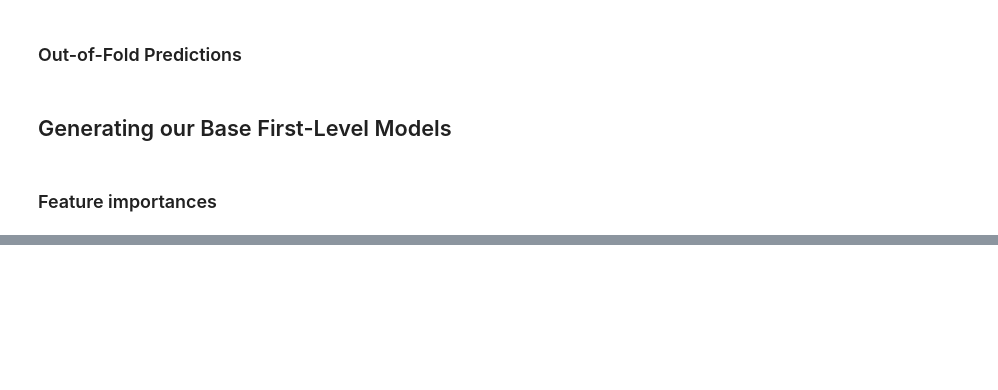
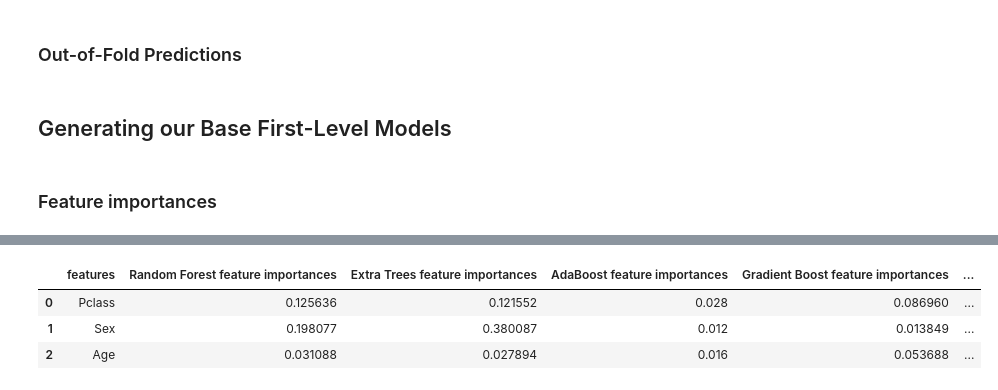
Before and after one commit to sinjy1203/kaggle_studying, a Jupyter notebook: Titanic4.ipynb, the cells around one changed output, grey strips where cells are left out. Saved outputs shown, nothing was run; the diff lists cells and outputs as text; code cells hidden in the pictures; blank space fills up the shorter version.

```diff
--- a/Titanic4.ipynb
+++ b/Titanic4.ipynb
@@ -286,0 +420,8 @@ feature_dataframe.head()
+# %%
+feature_dataframe['mean'] = feature_dataframe.mean(axis=1)
+feature_dataframe.head(3)
+# %% [output]
+|  | features | Random Forest feature importances | Extra Trees feature importances | AdaBoost feature importances | Gradient Boost feature importances | ... |
+| 0 | Pclass | 0.125636 | 0.121552 | 0.028 | 0.086960 | ... |
+| 1 | Sex | 0.198077 | 0.380087 | 0.012 | 0.013849 | ... |
+| 2 | Age | 0.031088 | 0.027894 | 0.016 | 0.053688 | ... |
```
Also changed, not shown: parts of 14 cells of this notebook, 6 other files.
